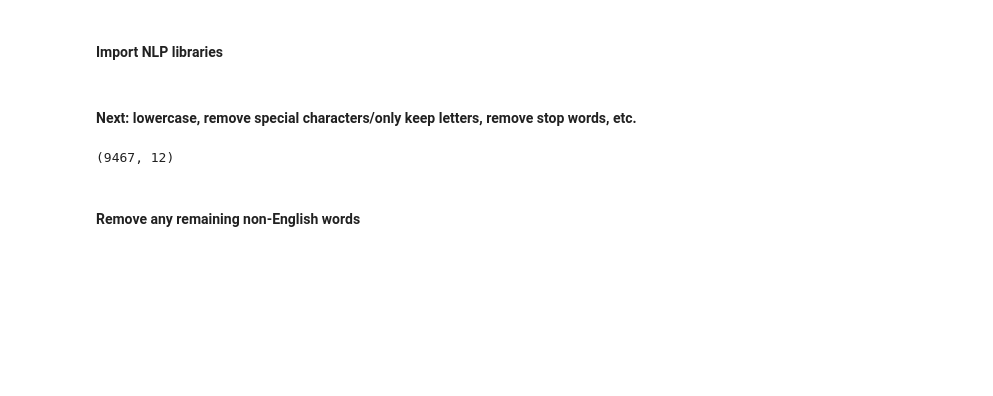
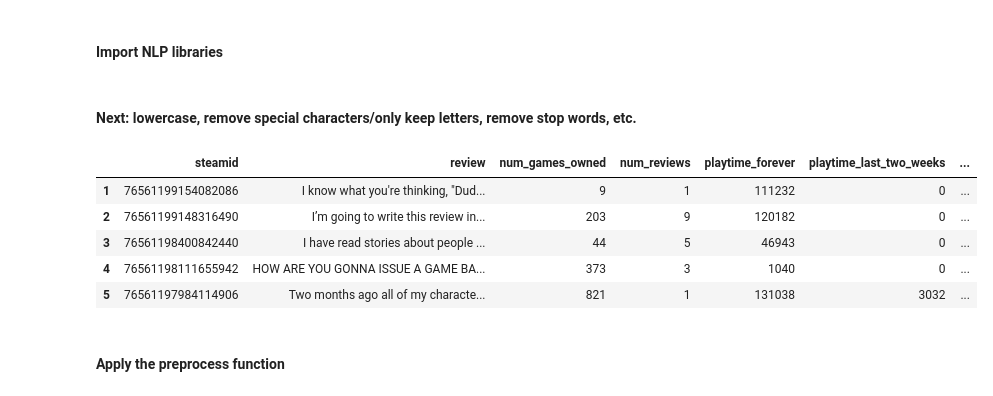
Before and after one commit to choi-b/steam-game-reviews-nlp, a Jupyter notebook: Steam Game Reviews NLP.ipynb, the cells around one changed output. Saved outputs shown, nothing was run; the diff lists cells and outputs as text; code cells hidden in the pictures; blank space fills up the shorter version.

```diff
--- a/Steam Game Reviews NLP.ipynb
+++ b/Steam Game Reviews NLP.ipynb
@@ -229,11 +231,19 @@ def preprocess(sentence):
     stem_words=[stemmer.stem(w) for w in filtered_words]
     lemma_words=[lemmatizer.lemmatize(w) for w in stem_words]
     return " ".join(filtered_words)
+# %%
+#First row looks weird..try taking it out
+df = df.iloc[1:]
+# %%
+df.head()
+# %% [output]
+|  | steamid | review | num_games_owned | num_reviews | playtime_forever | playtime_last_two_weeks | ... |
+| 1 | 76561199154082086 | I know what you're thinking, "Dud... | 9 | 1 | 111232 | 0 | ... |
+| 2 | 76561199148316490 | I’m going to write this review in... | 203 | 9 | 120182 | 0 | ... |
+| 3 | 76561198400842440 | I have read stories about people ... | 44 | 5 | 46943 | 0 | ... |
+| 4 | 76561198111655942 | HOW ARE YOU GONNA ISSUE A GAME BA... | 373 | 3 | 1040 | 0 | ... |
+| 5 | 76561197984114906 | Two months ago all of my characte... | 821 | 1 | 131038 | 3032 | ... |
+# %% [markdown]
+#### Apply the preprocess function
 # %%
 df['clean_review']=df['review'].map(lambda s:preprocess(s))
-# %%
-df.shape
-# %% [output]
-(9467, 12)
-# %% [markdown]
-#### Remove any remaining non-English words
```
Also changed, not shown: parts of 19 cells of this notebook.
